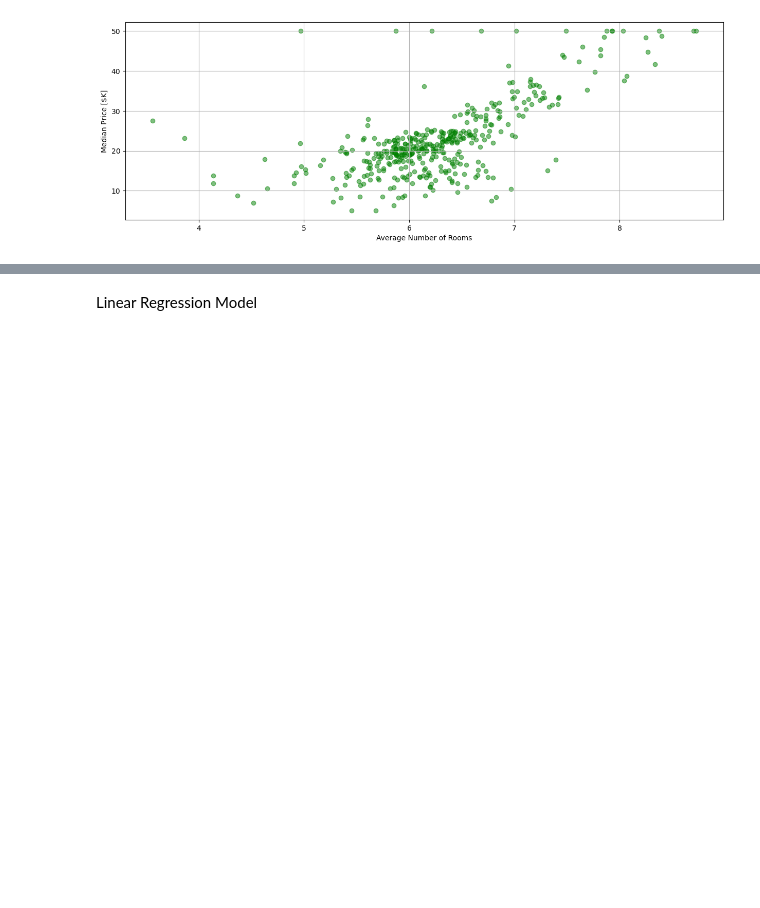
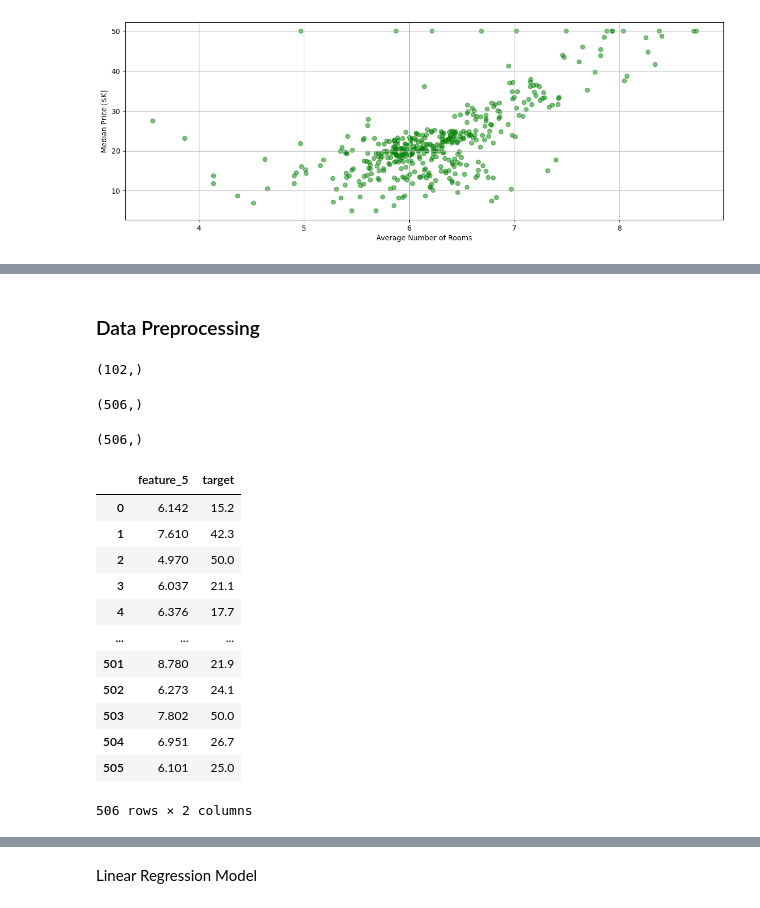
Before and after one commit to mohAhanin/Deep-Learning-Journey, a Jupyter notebook: Intro to Tensorflow (Computer Vision)/Modeling Linear Regression.ipynb, the cells around one changed output, grey strips where cells are left out. Cells and saved outputs as stored; diff of their text form; code cells hidden in the pictures; blank space fills up the shorter version.

```diff
--- a/Intro to Tensorflow (Computer Vision)/Modeling Linear Regression.ipynb
+++ b/Intro to Tensorflow (Computer Vision)/Modeling Linear Regression.ipynb
@@ -97,0 +127,2 @@ plt.scatter(X_train_1d[:], y_train, color="green", alpha=0.5)
+# %% [markdown]
+### Data Preprocessing
@@ -97,0 +131,42 @@ plt.scatter(X_train_1d[:], y_train, color="green", alpha=0.5)
+# %%
+X_train.shape
+y_train.shape
+X_test.shape
+y_test.shape
+# %% [output]
+(102,)
+# %%
+X = df.feature_5.values
+X.shape
+# %% [output]
+(506,)
+# %%
+y = df.target
+y.shape
+# %% [output]
+(506,)
+# %%
+# Combine the datasets
+X = pd.DataFrame(X_train.tolist() + X_test.tolist(), columns=[f'feature_{i}' for i in range(X_train.shape[1])])
+y = pd.Series(y_train.tolist() + y_test.tolist(), name='target')
+
+# Create a new DataFrame with feature_5 and target
+df_new = pd.DataFrame({
+    'feature_5': X.iloc[:, 5],
+    'target': y
+})
+df_new
+# %% [output]
+|  | feature_5 | target |
+| 0 | 6.142 | 15.2 |
+| 1 | 7.610 | 42.3 |
+| 2 | 4.970 | 50.0 |
+| 3 | 6.037 | 21.1 |
+| 4 | 6.376 | 17.7 |
+| ... | ... | ... |
+| 501 | 8.780 | 21.9 |
+| 502 | 6.273 | 24.1 |
+| 503 | 7.802 | 50.0 |
+| 504 | 6.951 | 26.7 |
+| 505 | 6.101 | 25.0 |
+506 rows × 2 columns
```
Also changed, not shown: parts of 20 cells of this notebook.
